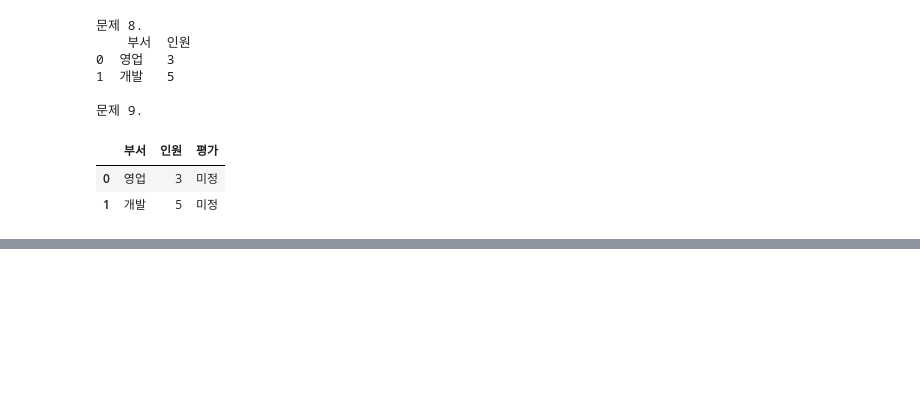
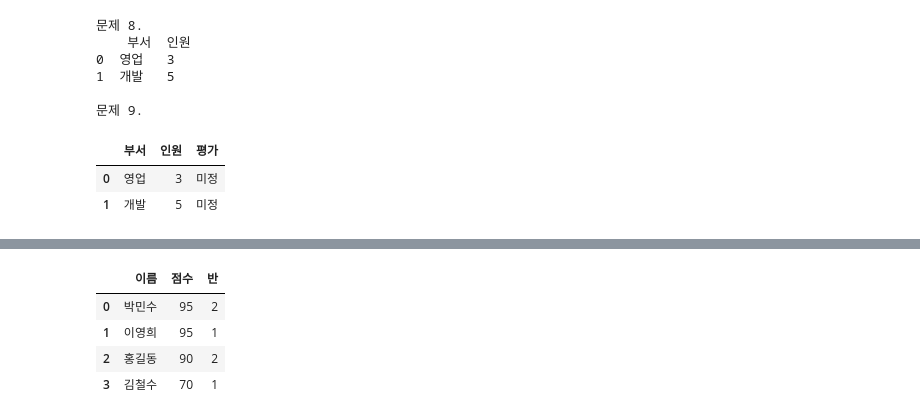
Before and after one commit to kimwjdhyun/KDT_RE_5th_Python, a Jupyter notebook: DataAnalysis/05_pandas.ipynb, the cells around one changed output, grey strips where cells are left out. Saved outputs shown, nothing was run; the diff lists cells and outputs as text; code cells hidden in the pictures; blank space fills up the shorter version.

```diff
--- a/DataAnalysis/05_pandas.ipynb
+++ b/DataAnalysis/05_pandas.ipynb
@@ -660,0 +682,17 @@ df
+# %%
+# 내림차순 정렬
+# ascending = False
+df3 = df.sort_values("점수",ascending=False).reset_index(drop=True)
+df3
+
+# 	이름	점수	반
+# 0	박민수	95	    2
+# 1	이영희	95	    1
+# 2	홍길동	90	    2
+# 3	김철수	70	    1
+# %% [output]
+|  | 이름 | 점수 | 반 |
+| 0 | 박민수 | 95 | 2 |
+| 1 | 이영희 | 95 | 1 |
+| 2 | 홍길동 | 90 | 2 |
+| 3 | 김철수 | 70 | 1 |
```
Also changed, not shown: parts of 22 cells of this notebook.
